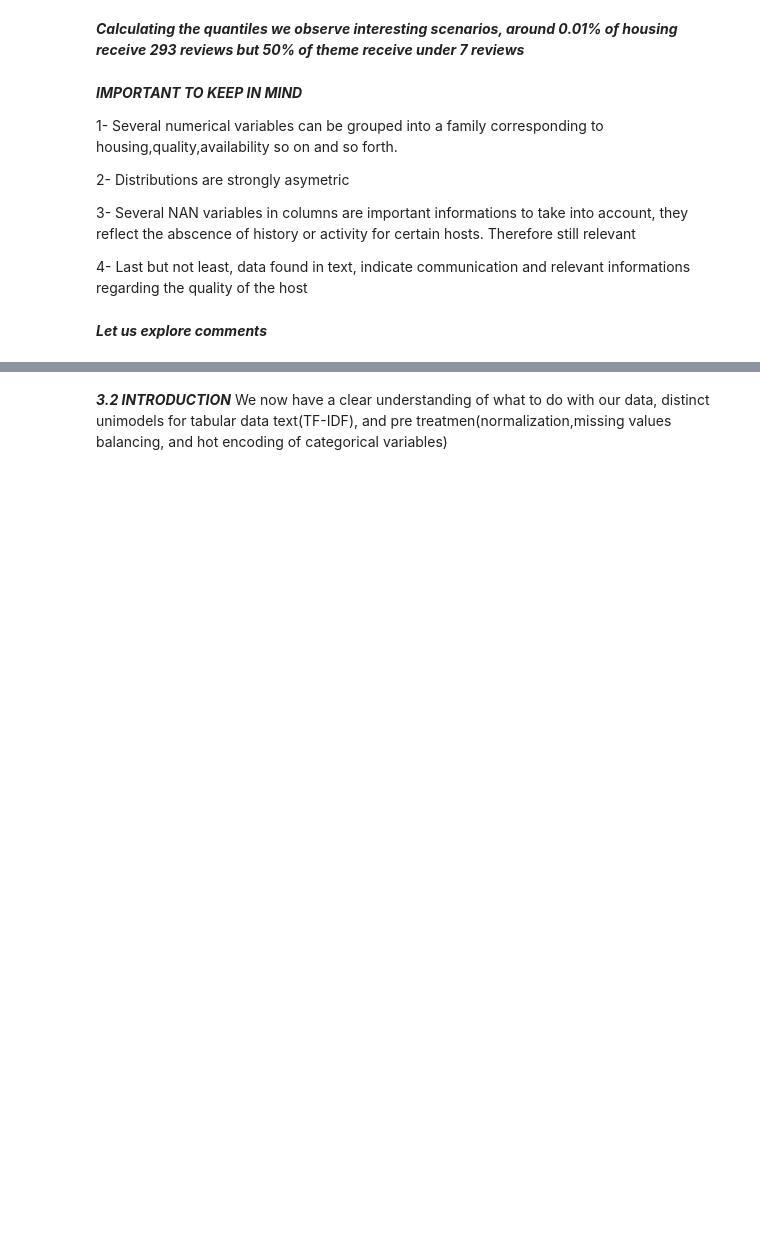
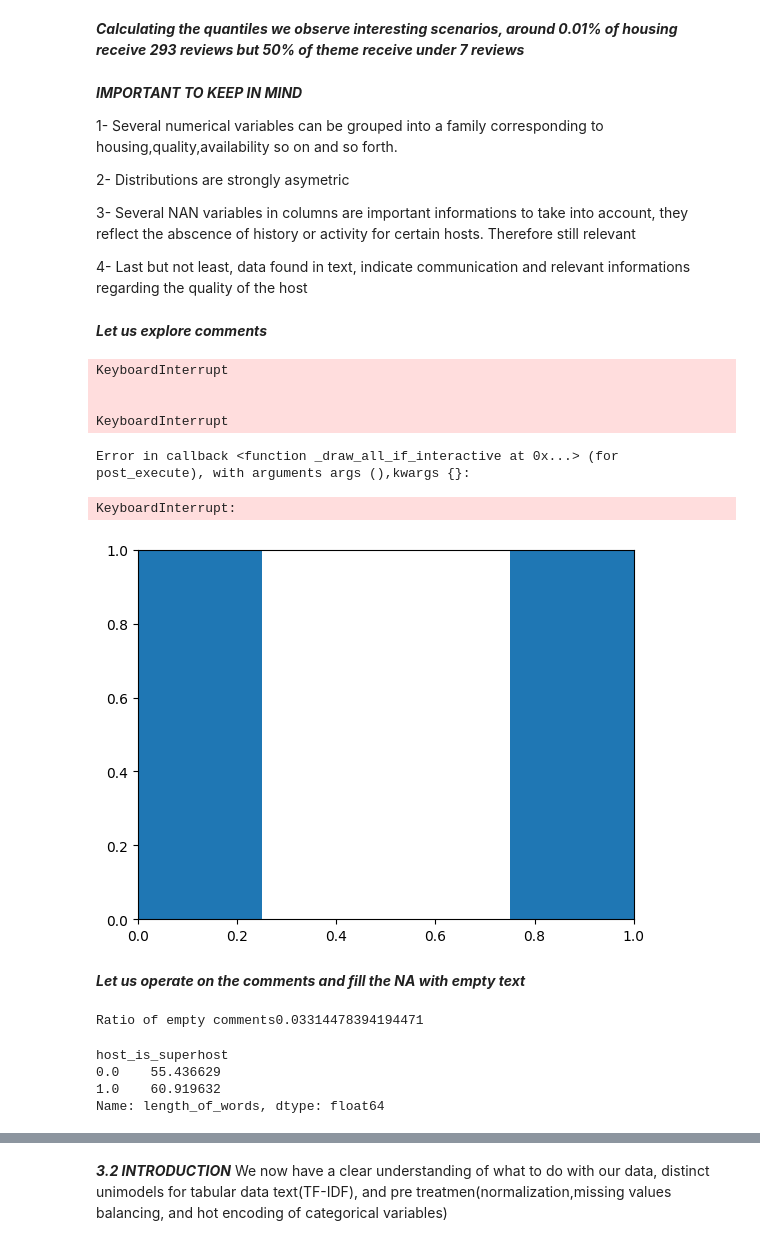
Before and after one commit to MeidiLprog/MultiModal_Project, a Jupyter notebook: tp.ipynb, the cells around one changed output, grey strips where cells are left out. Cells and saved outputs as stored; diff of their text form; code cells hidden in the pictures; blank space fills up the shorter version.

```diff
--- a/tp.ipynb
+++ b/tp.ipynb
@@ -393,0 +366,36 @@ plt.show()
+# %%
+text_present = (data["description"].str.len() > 0)
+
+distrib = text_present.value_counts(normalize=True) * 100
+
+distrib.plot(kind="bar")
+plt.title("Présence de description (%)")
+plt.ylabel("Pourcentage")
+plt.grid(axis="y", alpha=0.3)
+plt.show()
+# %% [output]
+KeyboardInterrupt
+
+
+KeyboardInterrupt
+Error in callback <function _draw_all_if_interactive at 0x...> (for post_execute), with arguments args (),kwargs {}:
+KeyboardInterrupt:
+[figure, added]
+# %% [markdown]
+***Let us operate on the comments and fill the NA with empty text***
+# %%
+data["description"] = data["description"].fillna("")
+emp_ratio = (data["description"].str.len() == 0).mean()
+print(f"Ratio of empty comments{emp_ratio}\n")
+# %% [output]
+Ratio of empty comments0.03314478394194471
+# %%
+#let us count the number of words
+data["length_of_words"] = data["description"].str.split().apply(len)
+data["length_of_words"].describe()
+data.groupby("host_is_superhost")["length_of_words"].mean()
+# %% [output]
+host_is_superhost
+0.0    55.436629
+1.0    60.919632
+Name: length_of_words, dtype: float64
```
Also changed, not shown: parts of 10 cells of this notebook.
